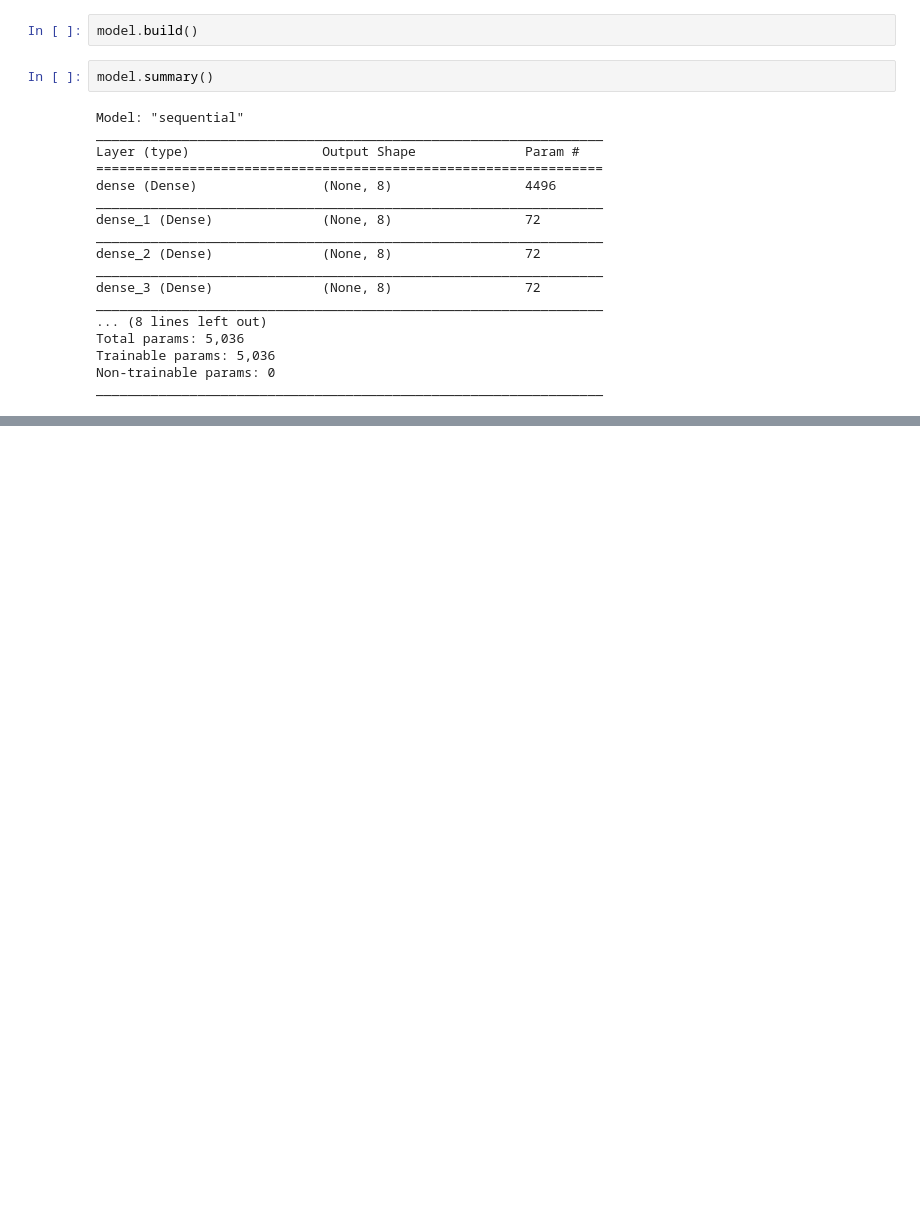
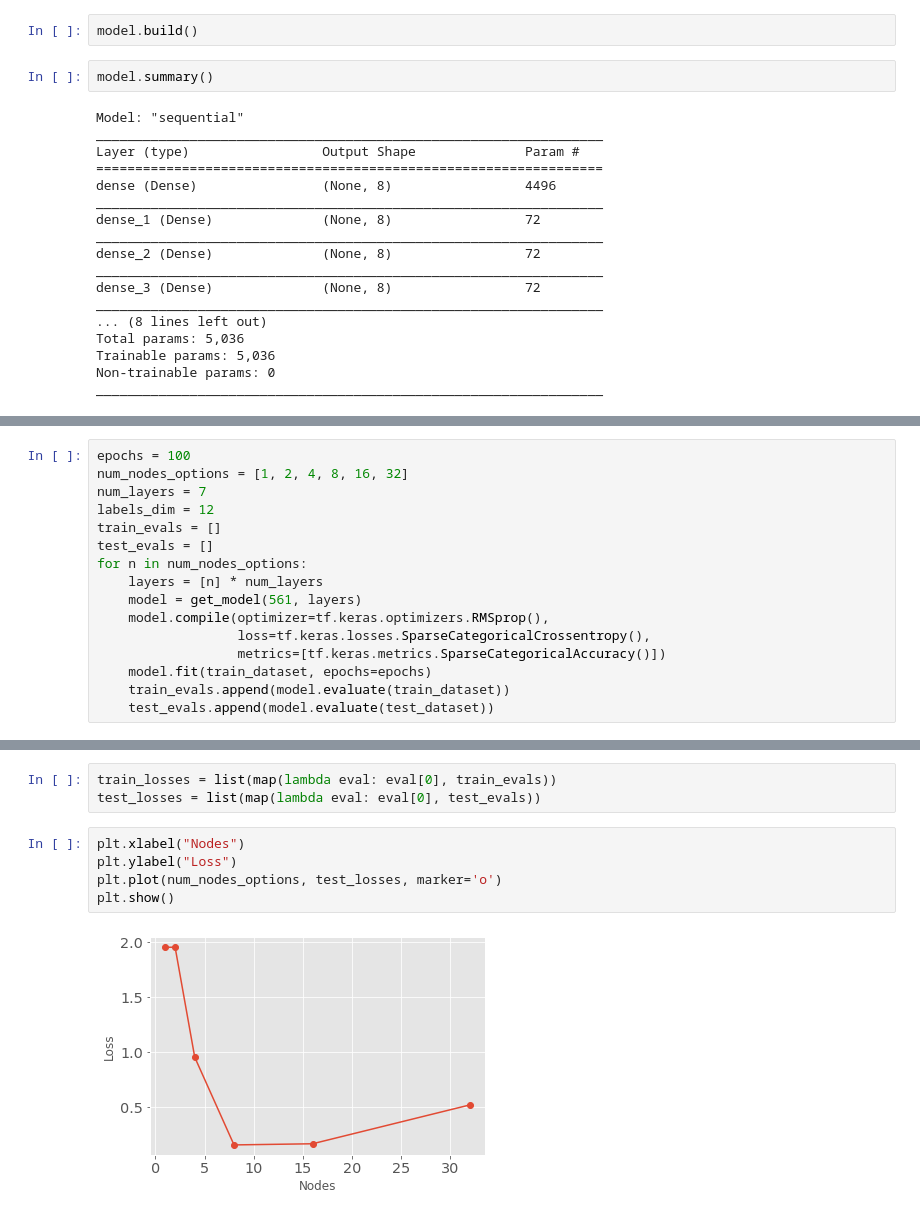
Before and after one commit to SeyedAlirezaFatemi/neural_network, a Jupyter notebook: neural_network.ipynb, the cells around one changed output, grey strips where cells are left out. Cells and saved outputs as stored; diff of their text form; blank space fills up the shorter version.

```diff
--- a/neural_network.ipynb
+++ b/neural_network.ipynb
@@ -137,0 +189,16 @@ Epoch 10/10
+# %%
+epochs = 100
+num_nodes_options = [1, 2, 4, 8, 16, 32]
+num_layers = 7
+labels_dim = 12
+train_evals = []
+test_evals = []
+for n in num_nodes_options:
+    layers = [n] * num_layers
+    model = get_model(561, layers)
+    model.compile(optimizer=tf.keras.optimizers.RMSprop(),
+                  loss=tf.keras.losses.SparseCategoricalCrossentropy(),
+                  metrics=[tf.keras.metrics.SparseCategoricalAccuracy()])
+    model.fit(train_dataset, epochs=epochs)
+    train_evals.append(model.evaluate(train_dataset))
+    test_evals.append(model.evaluate(test_dataset))
@@ -137,0 +223,10 @@ Epoch 10/10
+# %%
+train_losses = list(map(lambda eval: eval[0], train_evals))
+test_losses = list(map(lambda eval: eval[0], test_evals))
+# %%
+plt.xlabel("Nodes")
+plt.ylabel("Loss")
+plt.plot(num_nodes_options, test_losses, marker='o')
+plt.show()
+# %% [output]
+[figure, added]
```
Also changed, not shown: parts of 16 cells of this notebook.
